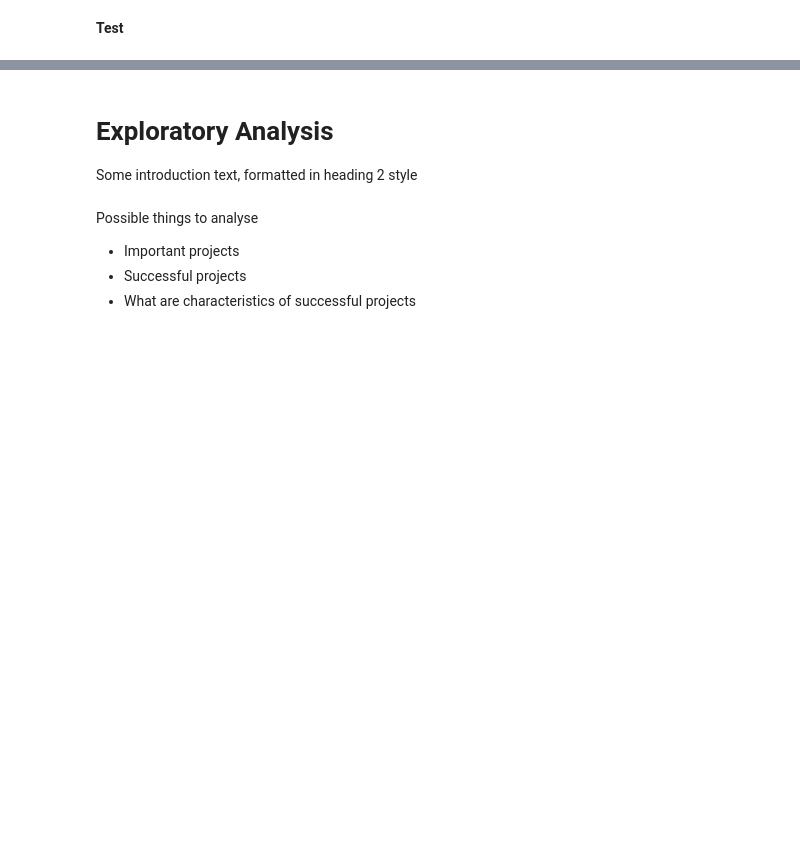
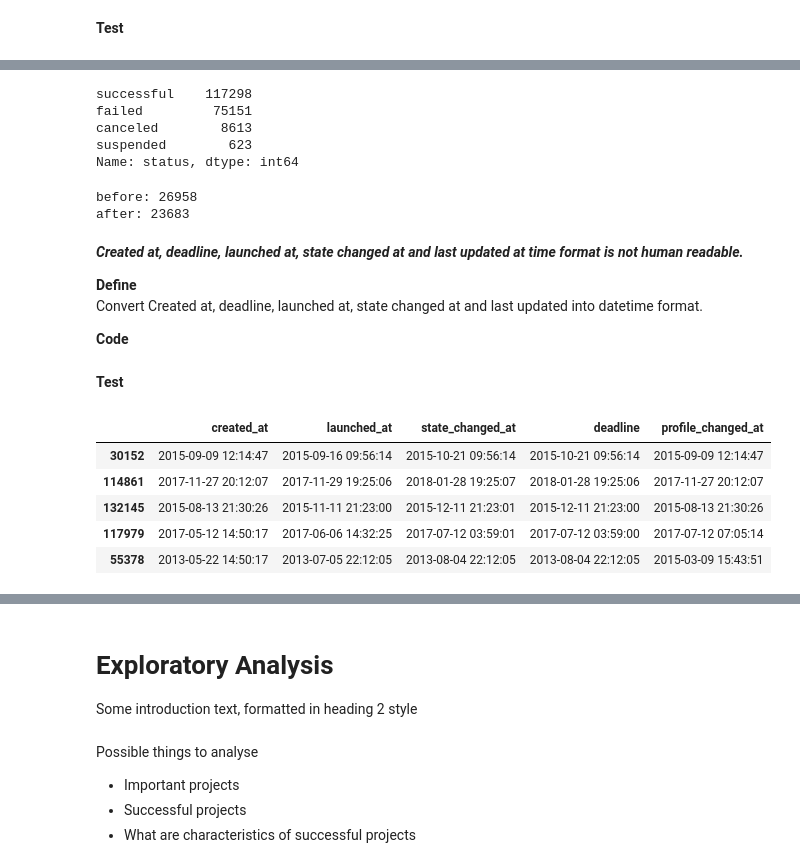
Before and after one commit to faymarie/crowdfunding-analysis, a Jupyter notebook: crowdfunding-analysis.ipynb, the cells around one changed output, grey strips where cells are left out. Saved outputs shown, nothing was run; the diff lists cells and outputs as text; code cells hidden in the pictures; blank space fills up the shorter version.

```diff
--- a/crowdfunding-analysis.ipynb
+++ b/crowdfunding-analysis.ipynb
@@ -778,0 +877,21 @@ kickstarter_clean[['project_id', 'profile']].sample(20)
+# %%
+kickstarter_clean.status.value_counts()
+# %% [output]
+successful    117298
+failed         75151
+canceled        8613
+suspended        623
+Name: status, dtype: int64
+# %%
+print("before:", len(kickstarter[kickstarter.id.duplicated()]))
+print("after:", len(kickstarter_clean[kickstarter_clean.project_id.duplicated()]))
+# %% [output]
+before: 26958
+after: 23683
+# %% [markdown]
+_**Created at, deadline, launched at, state changed at and last updated at time format is not human readable.**_
+
+**Define**
+Convert Created at, deadline, launched at, state changed at and last updated into datetime format.
+
+**Code**
@@ -778,0 +905,11 @@ kickstarter_clean[['project_id', 'profile']].sample(20)
+# %% [markdown]
+**Test**
+# %%
+kickstarter_clean[['created_at', 'launched_at', 'state_changed_at', 'deadline', 'profile_changed_at']].sample(5)
+# %% [output]
+|  | created_at | launched_at | state_changed_at | deadline | profile_changed_at |
+| 30152 | 2015-09-09 12:14:47 | 2015-09-16 09:56:14 | 2015-10-21 09:56:14 | 2015-10-21 09:56:14 | 2015-09-09 12:14:47 |
+| 114861 | 2017-11-27 20:12:07 | 2017-11-29 19:25:06 | 2018-01-28 19:25:07 | 2018-01-28 19:25:06 | 2017-11-27 20:12:07 |
+| 132145 | 2015-08-13 21:30:26 | 2015-11-11 21:23:00 | 2015-12-11 21:23:01 | 2015-12-11 21:23:00 | 2015-08-13 21:30:26 |
+| 117979 | 2017-05-12 14:50:17 | 2017-06-06 14:32:25 | 2017-07-12 03:59:01 | 2017-07-12 03:59:00 | 2017-07-12 07:05:14 |
+| 55378 | 2013-05-22 14:50:17 | 2013-07-05 22:12:05 | 2013-08-04 22:12:05 | 2013-08-04 22:12:05 | 2015-03-09 15:43:51 |
```
Also changed, not shown: parts of 42 cells of this notebook.
